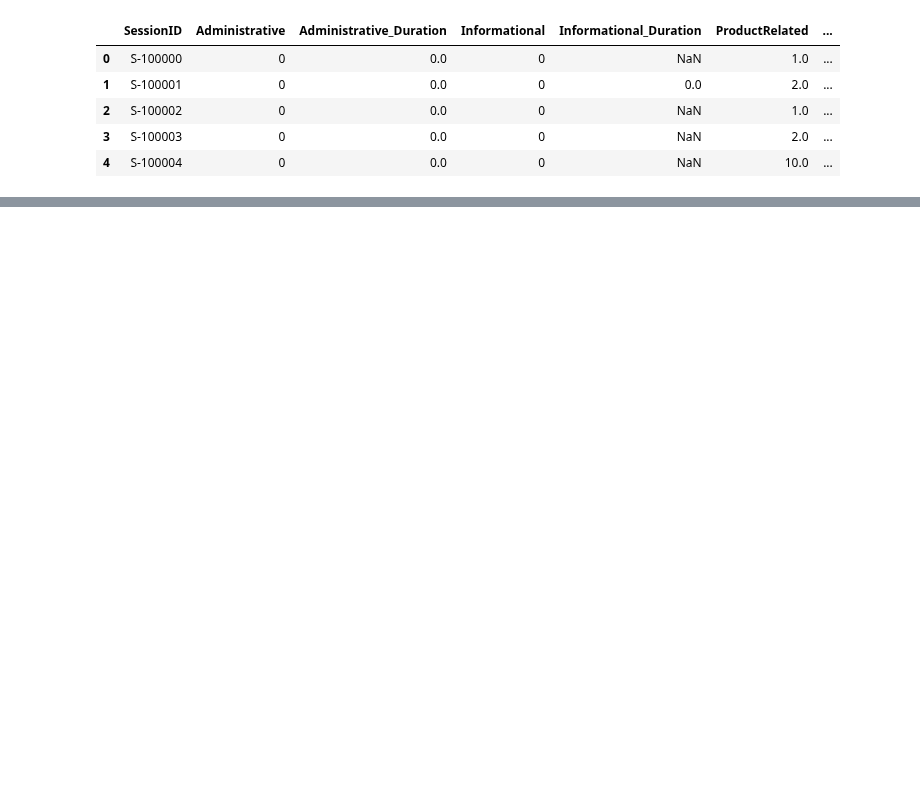
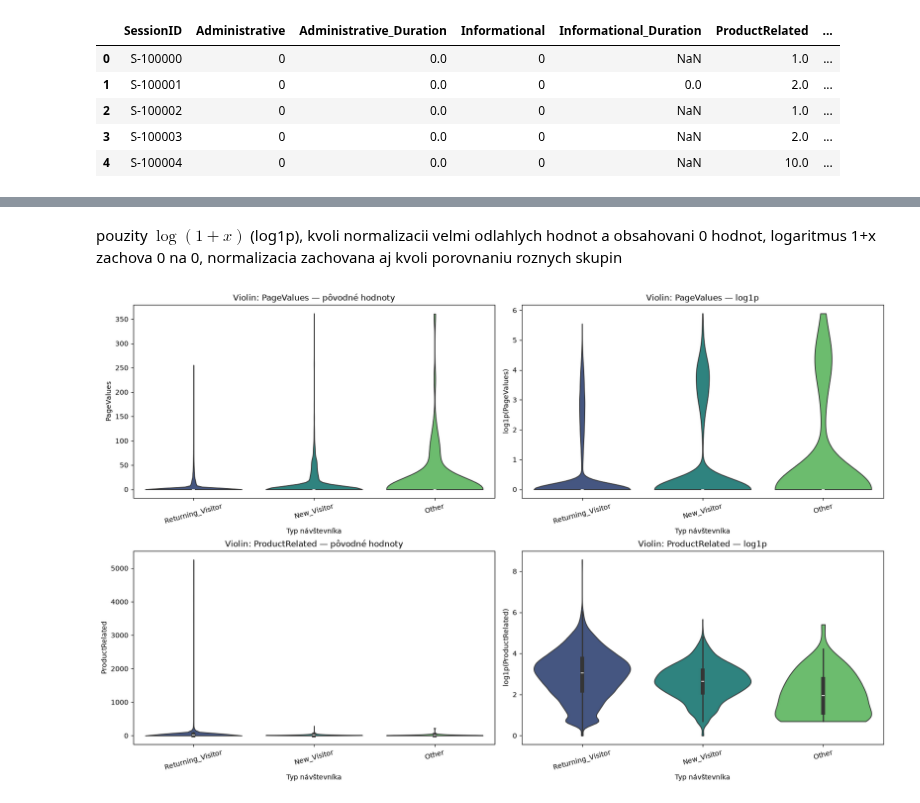
Before and after one commit to samuelbagin1/suns, a Jupyter notebook: zadania/01/main.ipynb, the cells around one changed output, grey strips where cells are left out. Cells and saved outputs as stored; diff of their text form; code cells hidden in the pictures; blank space fills up the shorter version.

```diff
--- a/zadania/01/main.ipynb
+++ b/zadania/01/main.ipynb
@@ -26,0 +130,27 @@ data.head()
+# %% [markdown]
+pouzity $\log{(1 + x)}$ (log1p), kvoli normalizacii velmi odlahlych hodnot a obsahovani 0 hodnot, logaritmus 1+x zachova 0 na 0, normalizacia zachovana aj kvoli porovnaniu roznych skupin
+# %%
+visitor_palette = dict(zip(visitor_types, sns.color_palette("viridis", len(visitor_types))))
+
+fig, axes = plt.subplots(2, 2, figsize=(16, 10), constrained_layout=True)
+
+for row, metric in enumerate(["PageValues", "ProductRelated"]):
+    for col, variant in enumerate(["original", "log1p"]):
+        value_column = metric if variant == "original" else f"log1p_{metric}"
+        value_label = metric if variant == "original" else f"log1p({metric})"
+        variant_label = "pôvodné hodnoty" if variant == "original" else "log1p"
+        ax = axes[row, col]
+        sns.violinplot(
+            data=visitor_data, x="VisitorType", y=value_column,
+            order=visitor_types, hue="VisitorType", hue_order=visitor_types,
+            palette=visitor_palette, dodge=False, legend=False,
+            inner="box", cut=0,
+            ax=ax,
+        )
+        ax.set(title=f"Violin: {metric} — {variant_label}",
+               xlabel="Typ návštevníka", ylabel=value_label)
+        ax.tick_params(axis="x", rotation=15)
+
+plt.show()
+# %% [output]
+[figure, added]
```
Also changed, not shown: parts of 16 cells of this notebook.
